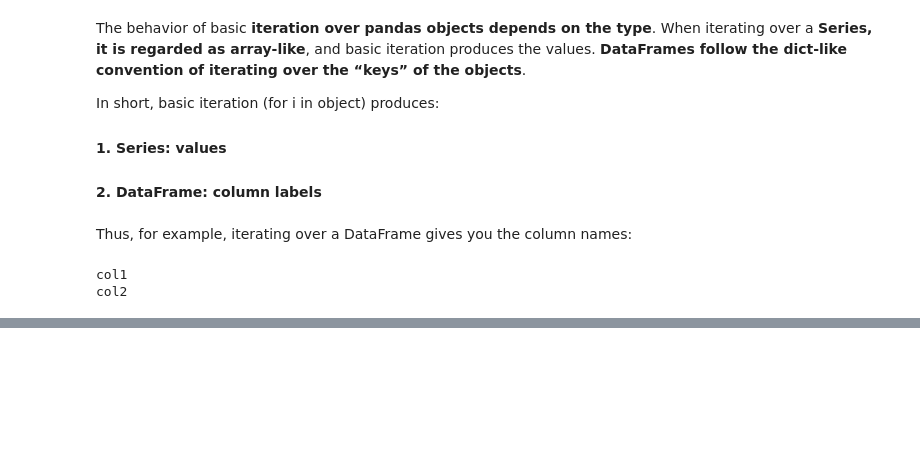
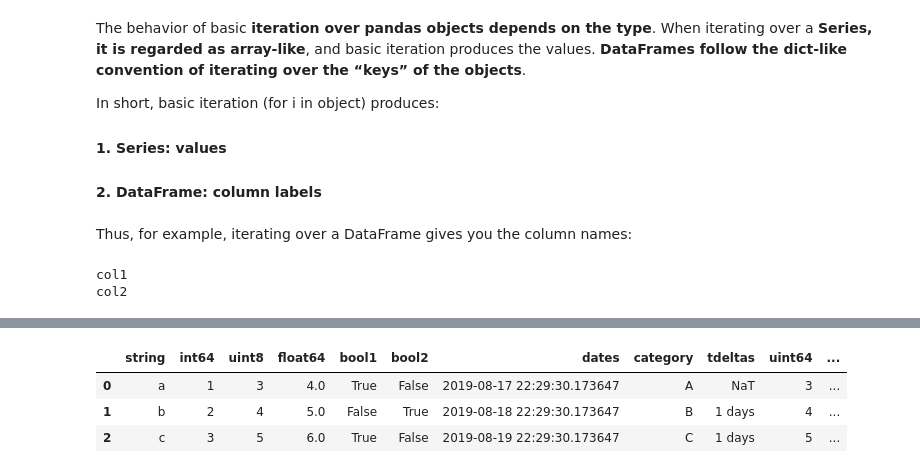
Before and after one commit to sumanA92/data-science, a Jupyter notebook: Introduction to Pandas/essential basic functionality_2.ipynb, the cells around one changed output, grey strips where cells are left out. Saved outputs shown, nothing was run; the diff lists cells and outputs as text; code cells hidden in the pictures; blank space fills up the shorter version.

```diff
--- a/Introduction to Pandas/essential basic functionality_2.ipynb
+++ b/Introduction to Pandas/essential basic functionality_2.ipynb
@@ -620,0 +1694,15 @@ Name: col2, dtype: float64
+# %%
+df['tdeltas'] = df.dates.diff()
+# %%
+df['uint64'] = np.arange(3, 6).astype('u8')
+# %%
+df['other_dates'] = pd.date_range('20130101', periods=3)
+# %%
+df['tz_aware_dates'] = pd.date_range('20130101', periods=3, tz='US/Eastern')
+# %%
+df
+# %% [output]
+|  | string | int64 | uint8 | float64 | bool1 | bool2 | dates | category | tdeltas | uint64 | ... |
+| 0 | a | 1 | 3 | 4.0 | True | False | 2019-08-17 22:29:30.173647 | A | NaT | 3 | ... |
+| 1 | b | 2 | 4 | 5.0 | False | True | 2019-08-18 22:29:30.173647 | B | 1 days | 4 | ... |
+| 2 | c | 3 | 5 | 6.0 | True | False | 2019-08-19 22:29:30.173647 | C | 1 days | 5 | ... |
```
Also changed, not shown: parts of 335 cells of this notebook.
